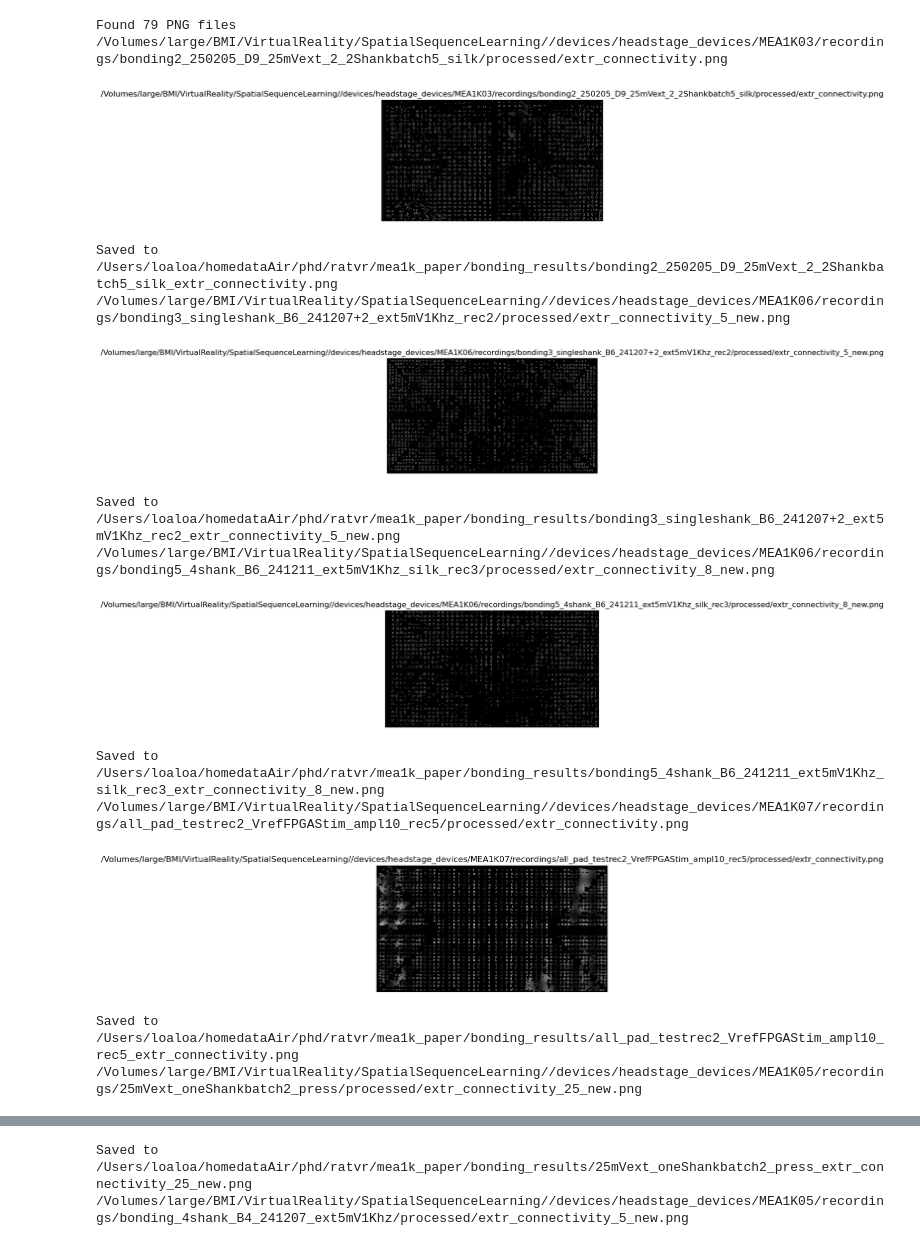
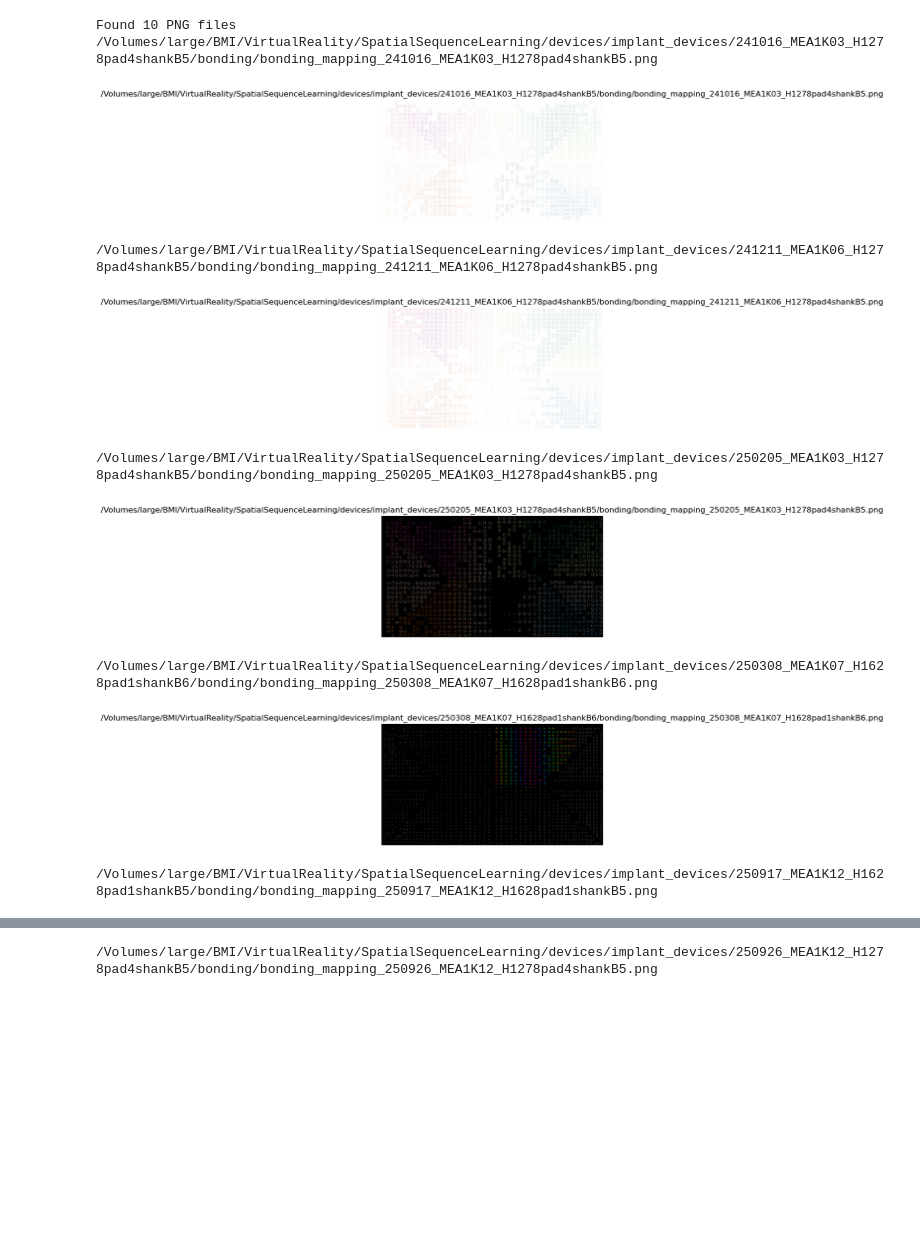
Before and after one commit to LoaloaF/ephysVR, a Jupyter notebook: bonding_yield.ipynb, the cells around one changed output, grey strips where cells are left out. Cells and saved outputs as stored; diff of their text form; code cells hidden in the pictures; blank space fills up the shorter version.

Commit message:
bonding yield

```diff
--- a/bonding_yield.ipynb
+++ b/bonding_yield.ipynb
@@ -15,7 +15,7 @@ import numpy as np
 
 # --- Settings ---a
 base_dir = Path(nas)  # or Path('MEA1K03') if you want to start there
-pattern = 'devices/headstage_devices/*/recordings/*/processed/extr*.png'
+pattern = 'devices/implant_devices/*/bonding/bonding_*.png'
 
 # --- Find all PNGs ---
 png_files = sorted(base_dir.glob(pattern))
@@ -30,44 +30,40 @@ png_filess = [
     f"{nas}/devices/headstage_devices/MEA1K07/recordings/all_pad_testrec2_VrefFPGAStim_ampl10_rec5/processed/extr_connectivity.png",
     # good bonding
     f"{nas}/devices/headstage_devices/MEA1K05/recordings/25mVext_oneShankbatch2_press/processed/extr_connectivity_25_new.png", # white
     f"{nas}/devices/headstage_devices/MEA1K05/recordings/bonding_4shank_B4_241207_ext5mV1Khz/processed/extr_connectivity_5_new.png", # white
     f"{nas}/devices/headstage_devices/MEA1K11/recordings/1Shank_newNew_rec1_VrefFPGAStim_ampl15/processed/extr_connectivity.png", #
     f"{nas}/devices/headstage_devices/MEA1K12/recordings/2ndBondTightened_VrefFPGAStim_ampl16/processed/extr_connectivity.png",
 ]
 
 # --- Display each PNG ---
 for png_path in png_files:
     # Load image
     img = Image.open(png_path)#.convert('L')
     print(png_path)
 
     # Create a figure for each
     plt.figure(figsize=(6, 6))
     plt.imshow(img, cmap='gray')
     plt.axis('off')
     plt.title(png_path, fontsize=12)
     plt.show()
 
 
     # # copy png to /Users/loaloa/homedataAir/phd/ratvr/mea1k_paper/bonding_results
     # # split path into subdirs
     # subdirs = png_path.split('/')
     # name = subdirs[-3] + '_' + subdirs[-1]
     # dest_path = f"/Users/loaloa/homedataAir/phd/ratvr/mea1k_paper/bonding_results/{name}"
     # img.save(dest_path)
     # print(f"Saved to {dest_path}")
 # %% [output]
-Found 79 PNG files
-/Volumes/large/BMI/VirtualReality/SpatialSequenceLearning//devices/headstage_devices/MEA1K03/recordings/bonding2_250205_D9_25mVext_2_2Shankbatch5_silk/processed/extr_connectivity.png
+Found 10 PNG files
+/Volumes/large/BMI/VirtualReality/SpatialSequenceLearning/devices/implant_devices/241016_MEA1K03_H1278pad4shankB5/bonding/bonding_mapping_241016_MEA1K03_H1278pad4shankB5.png
-[figure, old version]
+[figure, new version]
-Saved to /Users/loaloa/homedataAir/phd/ratvr/mea1k_paper/bonding_results/bonding2_250205_D9_25mVext_2_2Shankbatch5_silk_extr_connectivity.png
-/Volumes/large/BMI/VirtualReality/SpatialSequenceLearning//devices/headstage_devices/MEA1K06/recordings/bonding3_singleshank_B6_241207+2_ext5mV1Khz_rec2/processed/extr_connectivity_5_new.png
+/Volumes/large/BMI/VirtualReality/SpatialSequenceLearning/devices/implant_devices/241211_MEA1K06_H1278pad4shankB5/bonding/bonding_mapping_241211_MEA1K06_H1278pad4shankB5.png
-[figure, old version]
+[figure, new version]
-Saved to /Users/loaloa/homedataAir/phd/ratvr/mea1k_paper/bonding_results/bonding3_singleshank_B6_241207+2_ext5mV1Khz_rec2_extr_connectivity_5_new.png
-/Volumes/large/BMI/VirtualReality/SpatialSequenceLearning//devices/headstage_devices/MEA1K06/recordings/bonding5_4shank_B6_241211_ext5mV1Khz_silk_rec3/processed/extr_connectivity_8_new.png
+/Volumes/large/BMI/VirtualReality/SpatialSequenceLearning/devices/implant_devices/250205_MEA1K03_H1278pad4shankB5/bonding/bonding_mapping_250205_MEA1K03_H1278pad4shankB5.png
-[figure, old version]
+[figure, new version]
-Saved to /Users/loaloa/homedataAir/phd/ratvr/mea1k_paper/bonding_results/bonding5_4shank_B6_241211_ext5mV1Khz_silk_rec3_extr_connectivity_8_new.png
-/Volumes/large/BMI/VirtualReality/SpatialSequenceLearning//devices/headstage_devices/MEA1K07/recordings/all_pad_testrec2_VrefFPGAStim_ampl10_rec5/processed/extr_connectivity.png
+/Volumes/large/BMI/VirtualReality/SpatialSequenceLearning/devices/implant_devices/250308_MEA1K07_H1628pad1shankB6/bonding/bonding_mapping_250308_MEA1K07_H1628pad1shankB6.png
-[figure, old version]
+[figure, new version]
-Saved to /Users/loaloa/homedataAir/phd/ratvr/mea1k_paper/bonding_results/all_pad_testrec2_VrefFPGAStim_ampl10_rec5_extr_connectivity.png
-/Volumes/large/BMI/VirtualReality/SpatialSequenceLearning//devices/headstage_devices/MEA1K05/recordings/25mVext_oneShankbatch2_press/processed/extr_connectivity_25_new.png
+/Volumes/large/BMI/VirtualReality/SpatialSequenceLearning/devices/implant_devices/250917_MEA1K12_H1628pad1shankB5/bonding/bonding_mapping_250917_MEA1K12_H1628pad1shankB5.png
@@ -75,2 +71 @@ Saved to /Users/loaloa/homedataAir/phd/ratvr/mea1k_paper/bonding_results/all_pad
-Saved to /Users/loaloa/homedataAir/phd/ratvr/mea1k_paper/bonding_results/25mVext_oneShankbatch2_press_extr_connectivity_25_new.png
-/Volumes/large/BMI/VirtualReality/SpatialSequenceLearning//devices/headstage_devices/MEA1K05/recordings/bonding_4shank_B4_241207_ext5mV1Khz/processed/extr_connectivity_5_new.png
+/Volumes/large/BMI/VirtualReality/SpatialSequenceLearning/devices/implant_devices/250926_MEA1K12_H1278pad4shankB5/bonding/bonding_mapping_250926_MEA1K12_H1278pad4shankB5.png
```
Also changed, not shown: parts of 1 cell of this notebook.
